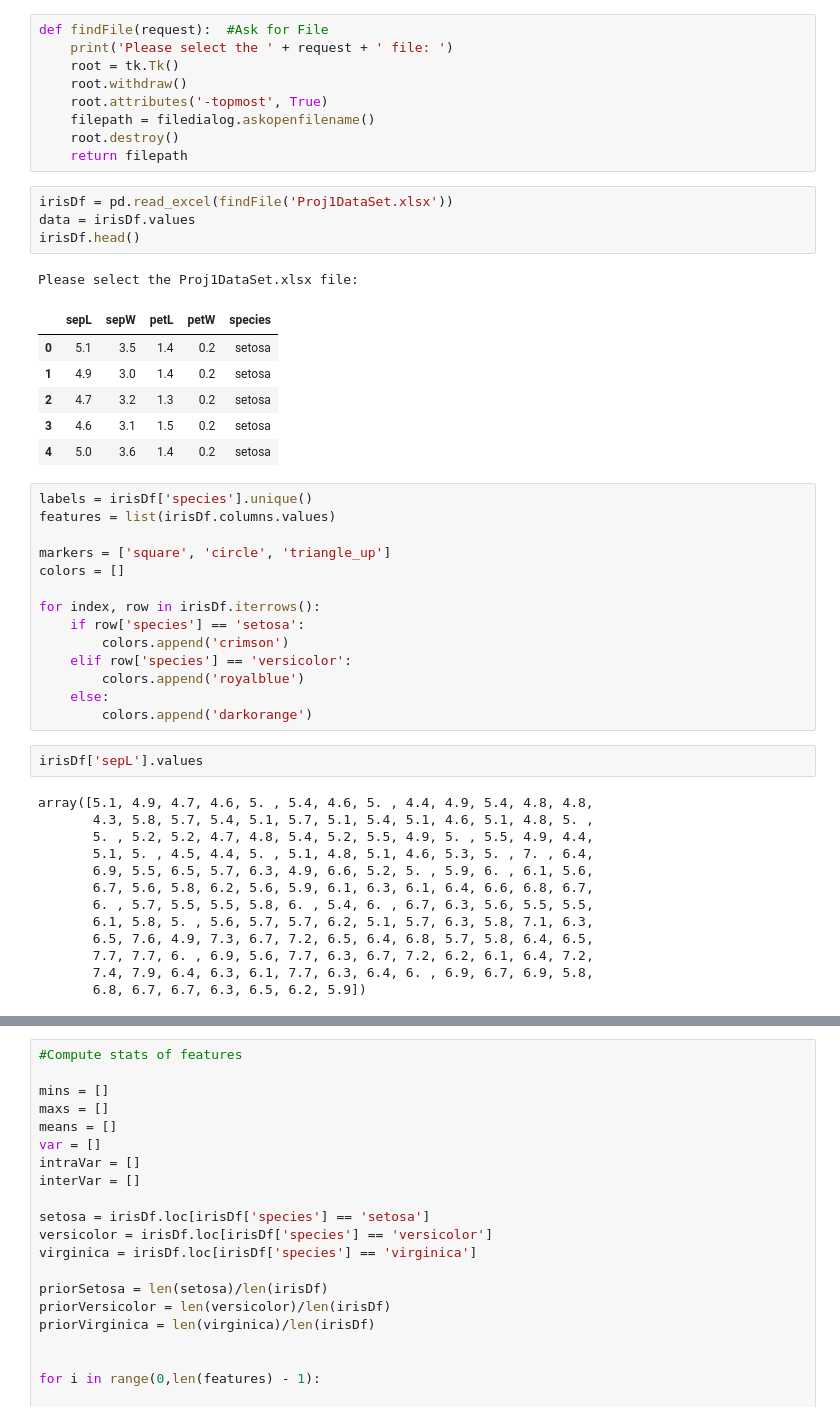
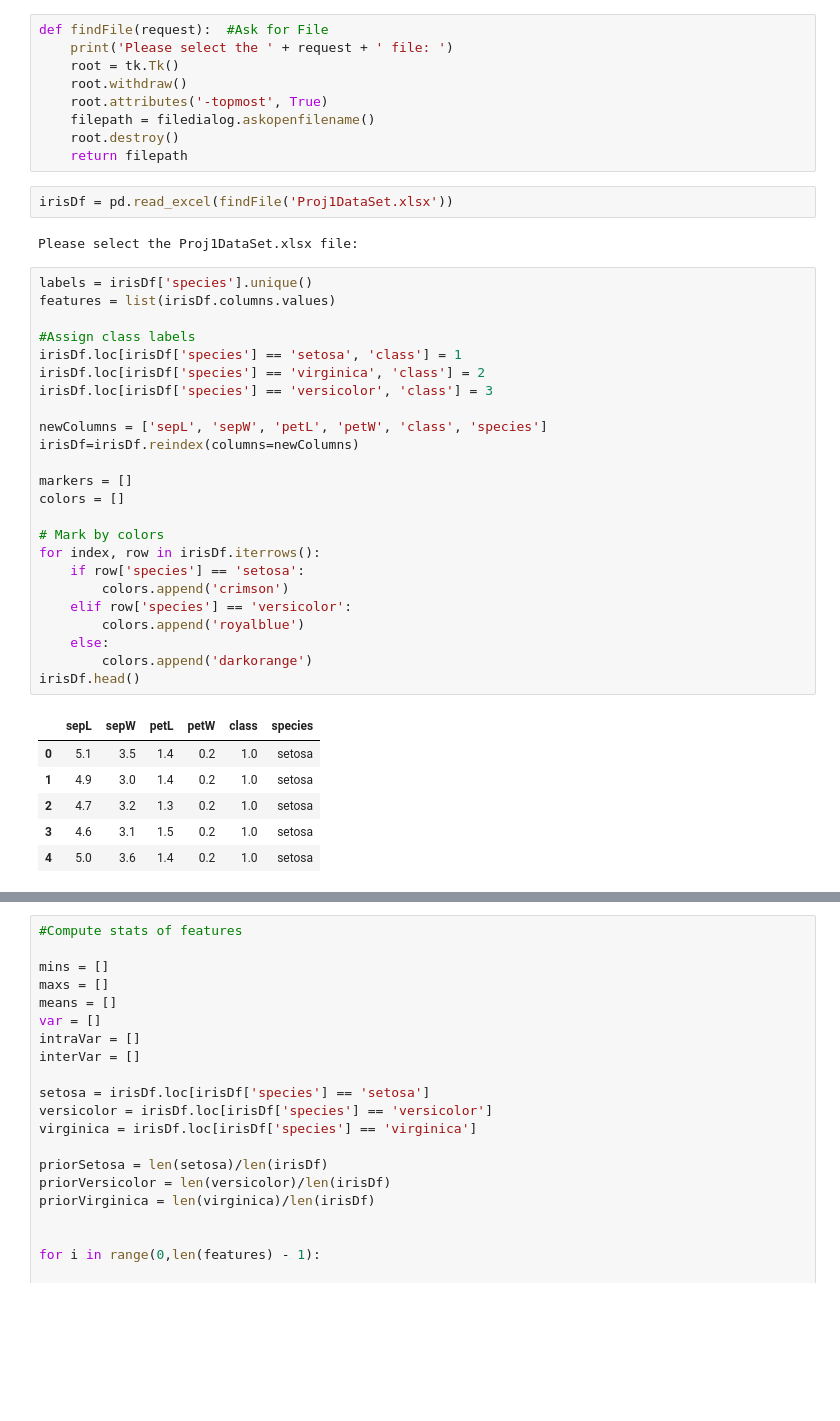
Before and after one commit to donpathirage/Least-Squares-Perceptron-and-Data-Analytics, a Jupyter notebook: Pathirage_Don_Proj1.ipynb, the cells around one changed output, grey strips where cells are left out. Cells and saved outputs as stored; diff of their text form; blank space fills up the shorter version.

```diff
--- a/Pathirage_Don_Proj1.ipynb
+++ b/Pathirage_Don_Proj1.ipynb
@@ -16,45 +17,39 @@ def findFile(request):  #Ask for File
     return filepath
 # %%
 irisDf = pd.read_excel(findFile('Proj1DataSet.xlsx'))
-data = irisDf.values
-irisDf.head()
 # %% [output]
 Please select the Proj1DataSet.xlsx file:
-|  | sepL | sepW | petL | petW | species |
-| 0 | 5.1 | 3.5 | 1.4 | 0.2 | setosa |
-| 1 | 4.9 | 3.0 | 1.4 | 0.2 | setosa |
-| 2 | 4.7 | 3.2 | 1.3 | 0.2 | setosa |
-| 3 | 4.6 | 3.1 | 1.5 | 0.2 | setosa |
-| 4 | 5.0 | 3.6 | 1.4 | 0.2 | setosa |
 # %%
 labels = irisDf['species'].unique()
 features = list(irisDf.columns.values)
 
-markers = ['square', 'circle', 'triangle_up']
+#Assign class labels
+irisDf.loc[irisDf['species'] == 'setosa', 'class'] = 1
+irisDf.loc[irisDf['species'] == 'virginica', 'class'] = 2
+irisDf.loc[irisDf['species'] == 'versicolor', 'class'] = 3
+
+newColumns = ['sepL', 'sepW', 'petL', 'petW', 'class', 'species']
+irisDf=irisDf.reindex(columns=newColumns)
+
+markers = []
 colors = []
 
+# Mark by colors
 for index, row in irisDf.iterrows():
     if row['species'] == 'setosa':
         colors.append('crimson')
     elif row['species'] == 'versicolor':
         colors.append('royalblue')
     else:
         colors.append('darkorange')
+irisDf.head()
+# %% [output]
+|  | sepL | sepW | petL | petW | class | species |
+| 0 | 5.1 | 3.5 | 1.4 | 0.2 | 1.0 | setosa |
+| 1 | 4.9 | 3.0 | 1.4 | 0.2 | 1.0 | setosa |
+| 2 | 4.7 | 3.2 | 1.3 | 0.2 | 1.0 | setosa |
+| 3 | 4.6 | 3.1 | 1.5 | 0.2 | 1.0 | setosa |
+| 4 | 5.0 | 3.6 | 1.4 | 0.2 | 1.0 | setosa |
-# %%
-irisDf['sepL'].values
-# %% [output]
-array([5.1, 4.9, 4.7, 4.6, 5. , 5.4, 4.6, 5. , 4.4, 4.9, 5.4, 4.8, 4.8,
-       4.3, 5.8, 5.7, 5.4, 5.1, 5.7, 5.1, 5.4, 5.1, 4.6, 5.1, 4.8, 5. ,
-       5. , 5.2, 5.2, 4.7, 4.8, 5.4, 5.2, 5.5, 4.9, 5. , 5.5, 4.9, 4.4,
-       5.1, 5. , 4.5, 4.4, 5. , 5.1, 4.8, 5.1, 4.6, 5.3, 5. , 7. , 6.4,
-       6.9, 5.5, 6.5, 5.7, 6.3, 4.9, 6.6, 5.2, 5. , 5.9, 6. , 6.1, 5.6,
-       6.7, 5.6, 5.8, 6.2, 5.6, 5.9, 6.1, 6.3, 6.1, 6.4, 6.6, 6.8, 6.7,
-       6. , 5.7, 5.5, 5.5, 5.8, 6. , 5.4, 6. , 6.7, 6.3, 5.6, 5.5, 5.5,
-       6.1, 5.8, 5. , 5.6, 5.7, 5.7, 6.2, 5.1, 5.7, 6.3, 5.8, 7.1, 6.3,
-       6.5, 7.6, 4.9, 7.3, 6.7, 7.2, 6.5, 6.4, 6.8, 5.7, 5.8, 6.4, 6.5,
-       7.7, 7.7, 6. , 6.9, 5.6, 7.7, 6.3, 6.7, 7.2, 6.2, 6.1, 6.4, 7.2,
-       7.4, 7.9, 6.4, 6.3, 6.1, 7.7, 6.3, 6.4, 6. , 6.9, 6.7, 6.9, 5.8,
-       6.8, 6.7, 6.7, 6.3, 6.5, 6.2, 5.9])
 # %%
 plt.subplots(2,2,figsize=(15,8))
 red = mpatches.Patch(color='red', label='Setosa')
```
Also changed, not shown: parts of 8 cells of this notebook.
